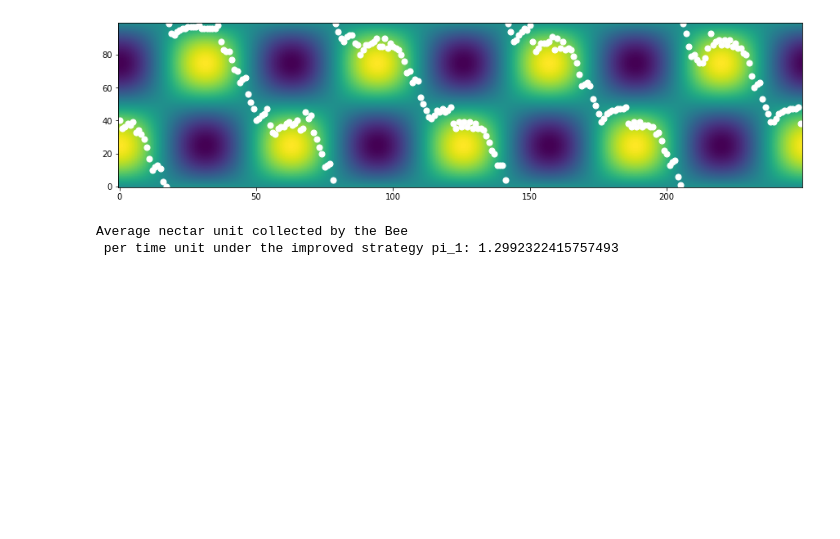
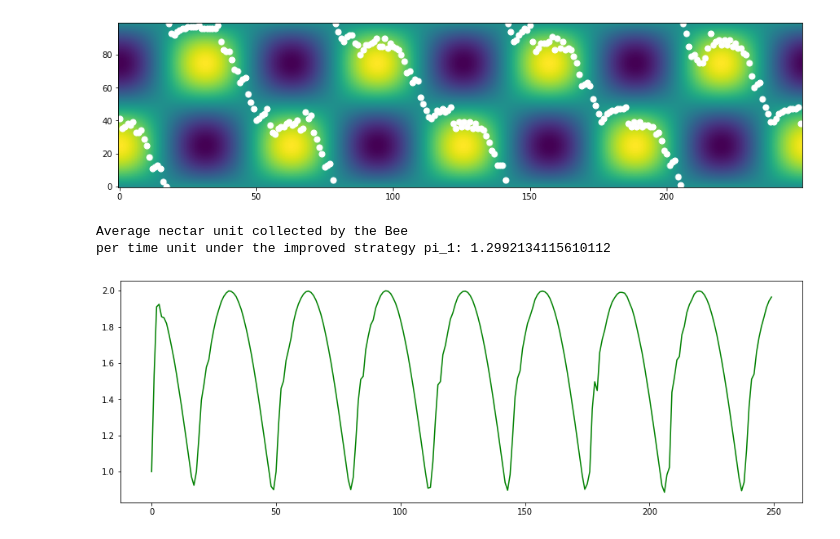
Before and after one commit to annakuchko/ESN-for-RL, a Jupyter notebook: paper_tests.ipynb, the cells around one changed output. Saved outputs shown, nothing was run; the diff lists cells and outputs as text; code cells hidden in the pictures; blank space fills up the shorter version.

```diff
--- a/paper_tests.ipynb
+++ b/paper_tests.ipynb
@@ -36,8 +36,16 @@ BeeGame.plot_game()
 # %% [output]
 [figure]
 # %%
-print(f'Average nectar unit collected by the Bee \n per '
-      f'time unit under the improved strategy pi_1: {BeeGame.z[:,0].mean()}')
+print(f'Average nectar unit collected by the Bee \n'
+      f'per time unit under the improved strategy pi_1: {BeeGame.z[:,0].mean()}')
 # %% [output]
 Average nectar unit collected by the Bee
- per time unit under the improved strategy pi_1: 1.2992322415757493
+per time unit under the improved strategy pi_1: 1.2992134115610112
+# %%
+#  We now consider an analytic solution for the Bee World game
+BeeGame.run_game(mode='solution')
+# %%
+# Plot the collected amount of nectar
+BeeGame.plot_rewards(solution=True)
+# %% [output]
+[figure, added]
```
Also changed, not shown: parts of 4 cells of this notebook.
